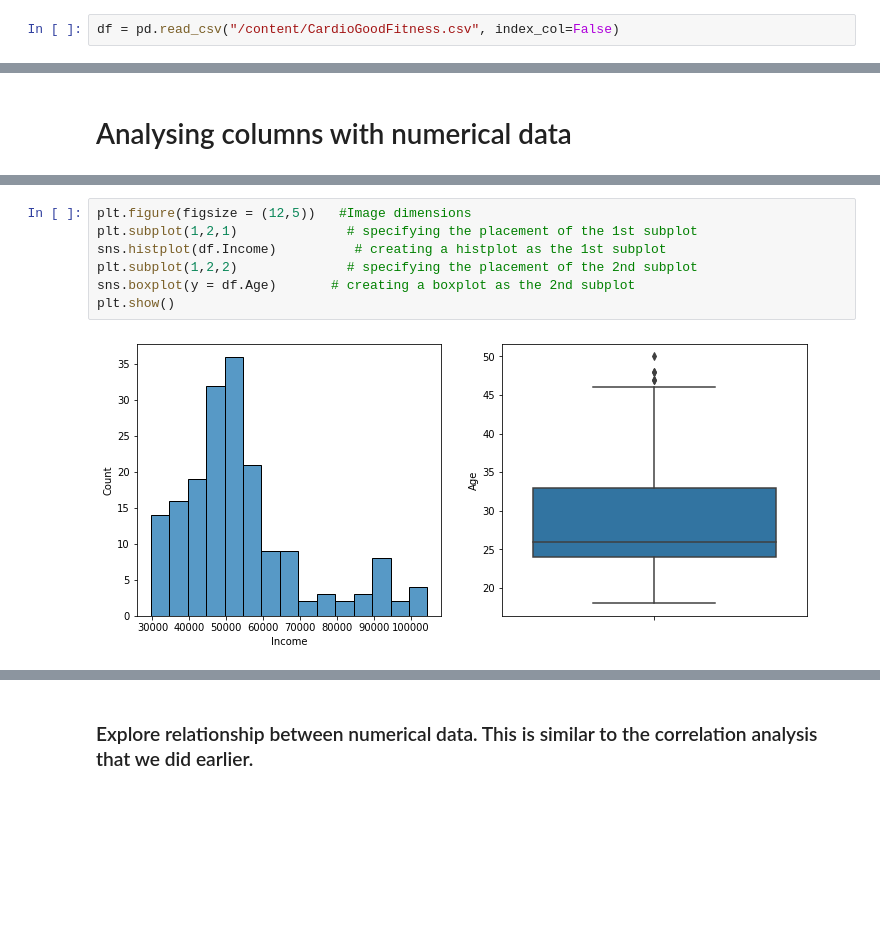
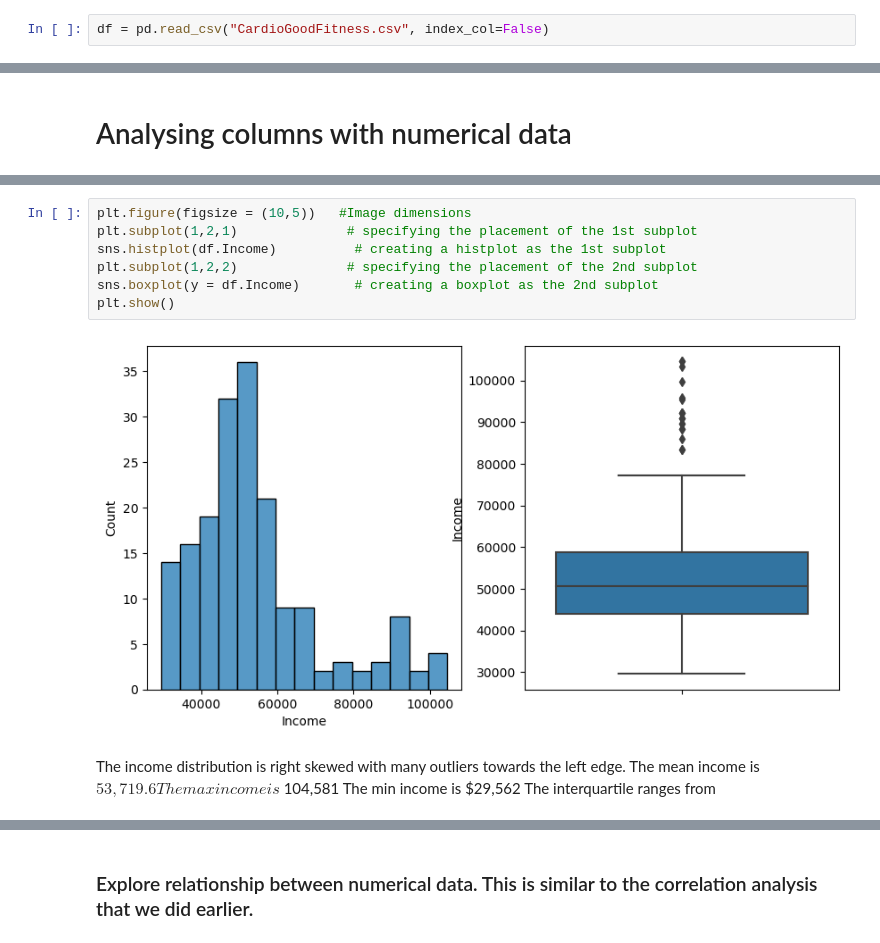
Before and after one commit to Annerquaye/gym-equipment, a Jupyter notebook: Gym_Equipment_Analysis.ipynb, the cells around one changed output, grey strips where cells are left out. Saved outputs shown, nothing was run; the diff lists cells and outputs as text; blank space fills up the shorter version.

```diff
--- a/Gym_Equipment_Analysis.ipynb
+++ b/Gym_Equipment_Analysis.ipynb
@@ -8,7 +8,7 @@ from sklearn.model_selection import train_test_split # Creating training and tes
 from sklearn.linear_model import LinearRegression # Model
 import plotly.express as px
 # %%
-df = pd.read_csv("/content/CardioGoodFitness.csv", index_col=False)
+df = pd.read_csv("CardioGoodFitness.csv", index_col=False)
 # %% [markdown]
 ### Exploring the dataset to find out what it contains.
 
@@ -243,9 +237,15 @@ plt.show()
 # %%
-plt.figure(figsize = (12,5))   #Image dimensions
+plt.figure(figsize = (10,5))   #Image dimensions
 plt.subplot(1,2,1)              # specifying the placement of the 1st subplot
 sns.histplot(df.Income)          # creating a histplot as the 1st subplot
 plt.subplot(1,2,2)              # specifying the placement of the 2nd subplot
-sns.boxplot(y = df.Age)       # creating a boxplot as the 2nd subplot
+sns.boxplot(y = df.Income)       # creating a boxplot as the 2nd subplot
 plt.show()
 # %% [output]
-[figure, old version]
+[figure, new version]
+# %% [markdown]
+The income distribution is right skewed with many outliers towards the left edge.
+The mean income is $53, 719.6
+The max income is $104,581
+The min income is $29,562
+The interquartile ranges from
```
Also changed, not shown: parts of 13 cells of this notebook.
